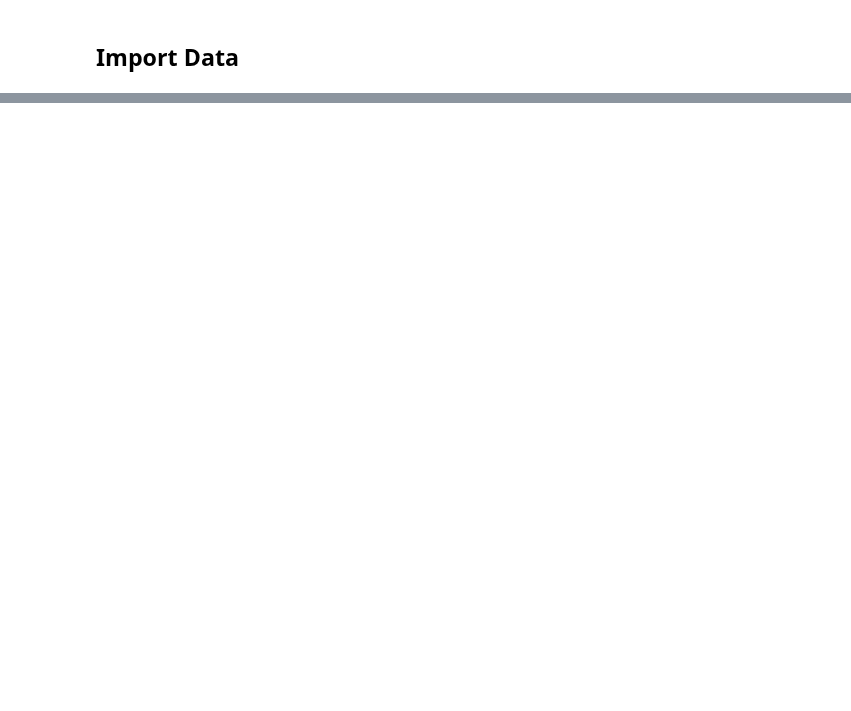
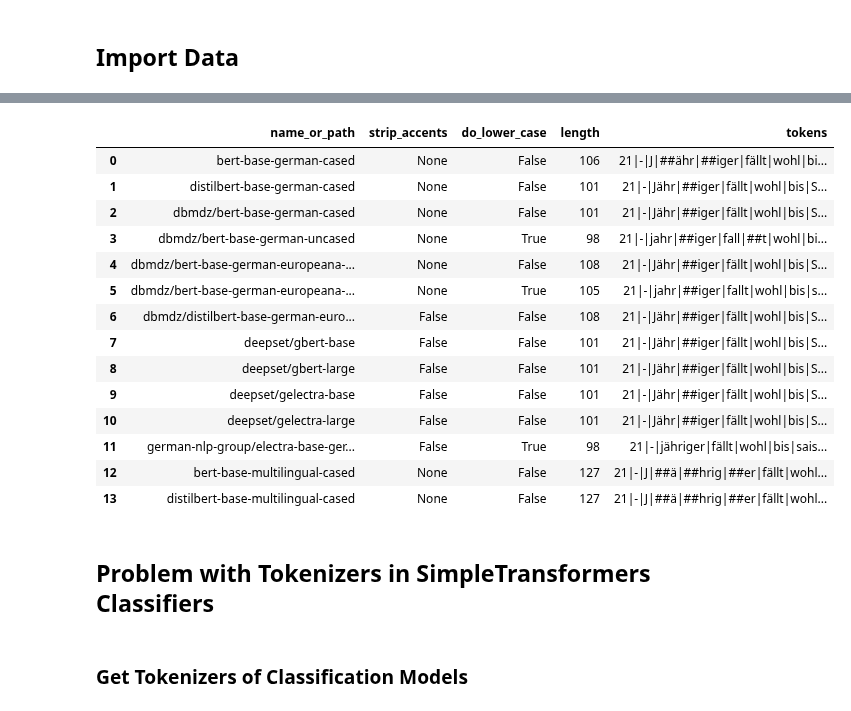
Before and after one commit to goerlitz/nlp-classification, a Jupyter notebook: notebooks/10kGNAD/colab/20_transformer_tokenization.ipynb, the cells around one changed output, grey strips where cells are left out. Saved outputs shown, nothing was run; the diff lists cells and outputs as text; code cells hidden in the pictures; blank space fills up the shorter version.

```diff
--- a/notebooks/10kGNAD/colab/20_transformer_tokenization.ipynb
+++ b/notebooks/10kGNAD/colab/20_transformer_tokenization.ipynb
@@ -151,0 +171,29 @@ PreTrainedTokenizerFast(name_or_path='german-nlp-group/electra-base-german-uncas
+# %%
+def applyTokenizer(toks: dict, text: str) -> pd.DataFrame:
+    """Apply tokenizers on given text."""
+    tokens_s = pd.Series({k:t.tokenize(text) for (k,t) in toks.items()})
+
+    return pd.concat({"length": tokens_s.map(len),
+                      "tokens": tokens_s.map(lambda s: "|".join(s)),
+                      }, axis=1)
+
+tokens_df = applyTokenizer(toks, text)
+display(params_df[["strip_accents", "do_lower_case"]].join(tokens_df).reset_index())
+# %% [output]
+|  | name_or_path | strip_accents | do_lower_case | length | tokens |
+| 0 | bert-base-german-cased | None | False | 106 | 21|-|J|##ähr|##iger|fällt|wohl|bi... |
+| 1 | distilbert-base-german-cased | None | False | 101 | 21|-|Jähr|##iger|fällt|wohl|bis|S... |
+| 2 | dbmdz/bert-base-german-cased | None | False | 101 | 21|-|Jähr|##iger|fällt|wohl|bis|S... |
+| 3 | dbmdz/bert-base-german-uncased | None | True | 98 | 21|-|jahr|##iger|fall|##t|wohl|bi... |
+| 4 | dbmdz/bert-base-german-europeana-... | None | False | 108 | 21|-|Jähr|##iger|fällt|wohl|bis|S... |
+| 5 | dbmdz/bert-base-german-europeana-... | None | True | 105 | 21|-|jahr|##iger|fallt|wohl|bis|s... |
+| 6 | dbmdz/distilbert-base-german-euro... | False | False | 108 | 21|-|Jähr|##iger|fällt|wohl|bis|S... |
+| 7 | deepset/gbert-base | False | False | 101 | 21|-|Jähr|##iger|fällt|wohl|bis|S... |
+| 8 | deepset/gbert-large | False | False | 101 | 21|-|Jähr|##iger|fällt|wohl|bis|S... |
+| 9 | deepset/gelectra-base | False | False | 101 | 21|-|Jähr|##iger|fällt|wohl|bis|S... |
+| 10 | deepset/gelectra-large | False | False | 101 | 21|-|Jähr|##iger|fällt|wohl|bis|S... |
+| 11 | german-nlp-group/electra-base-ger... | False | True | 98 | 21|-|jähriger|fällt|wohl|bis|sais... |
+| 12 | bert-base-multilingual-cased | None | False | 127 | 21|-|J|##ä|##hrig|##er|fällt|wohl... |
+| 13 | distilbert-base-multilingual-cased | None | False | 127 | 21|-|J|##ä|##hrig|##er|fällt|wohl... |
+# %% [markdown]
+## Problem with Tokenizers in SimpleTransformers Classifiers
@@ -152,2 +206,4 @@ PreTrainedTokenizerFast(name_or_path='german-nlp-group/electra-base-german-uncas
+# %% [markdown]
+### Get Tokenizers of Classification Models
 # %%
 %%time
```
Also changed, not shown: parts of 35 cells of this notebook.
